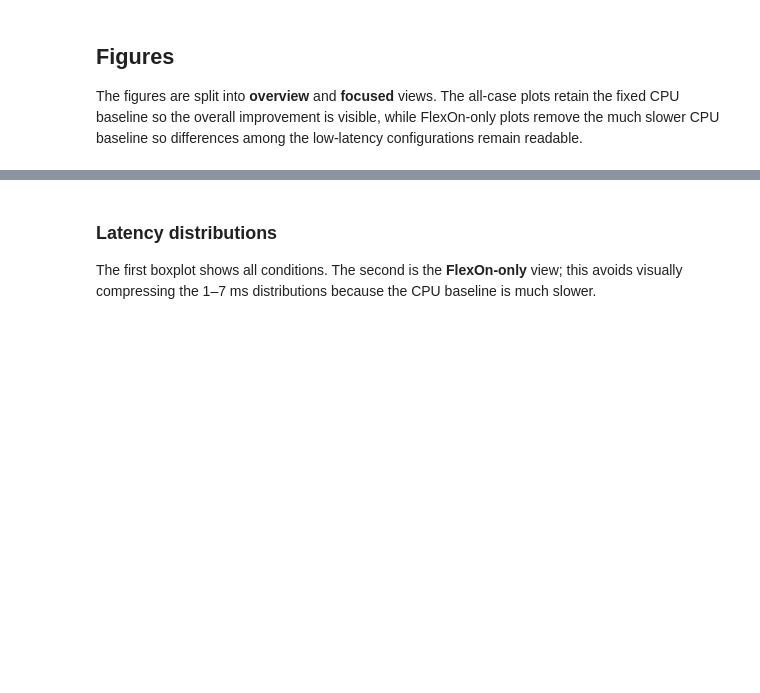
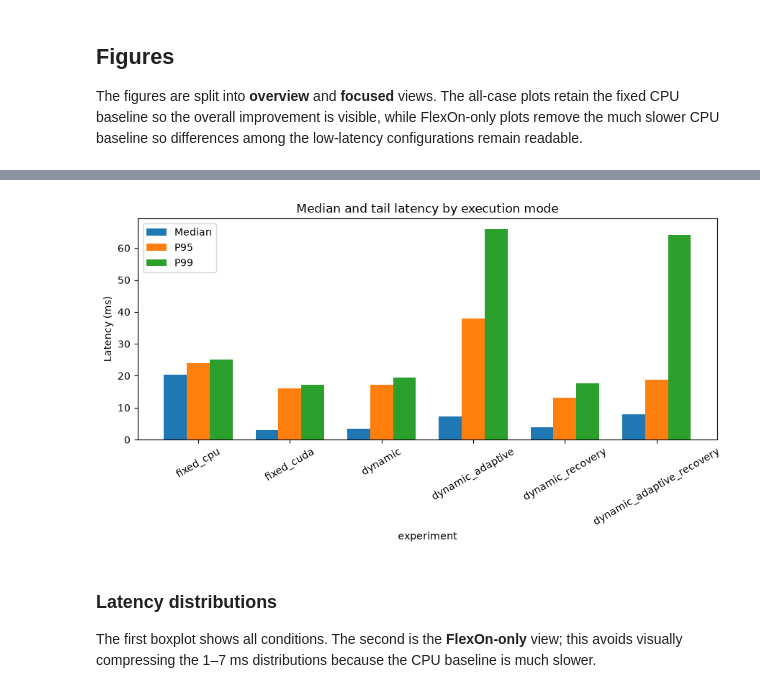
Before and after one commit to HaZaRdOuSDeVeLoPeR/FlexOn-Adaptive-OnDevice-ML-Inference-Framework, a Jupyter notebook: experiments.ipynb, the cells around one changed output, grey strips where cells are left out. Drawn from its saved outputs; the diff is of its cells as text; code cells hidden in the pictures; blank space fills up the shorter version.

```diff
--- a/experiments.ipynb
+++ b/experiments.ipynb
@@ -279,9 +379,11 @@ fig.show()
 # %%
 fig = plot_tail_latency(
     pooled_summary,
     title="Median and tail latency by execution mode",
 )
-fig.show()
+display(fig)
+# %% [output]
+[figure, added]
 # %% [markdown]
 ### Latency distributions
 
```
Also changed, not shown: parts of 14 cells of this notebook, 24 other files.
